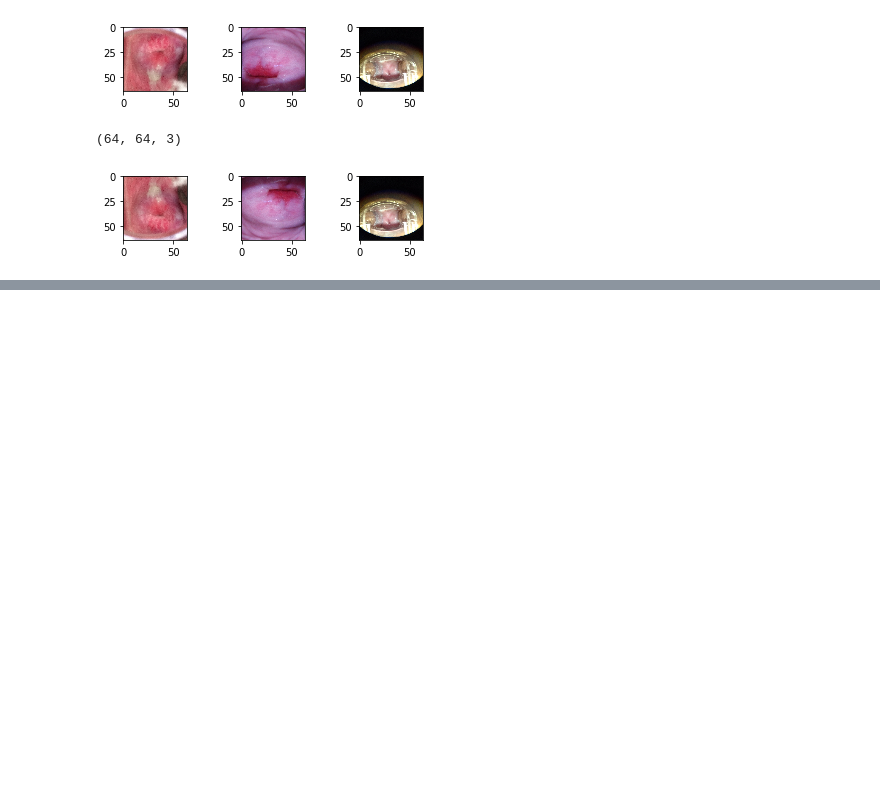
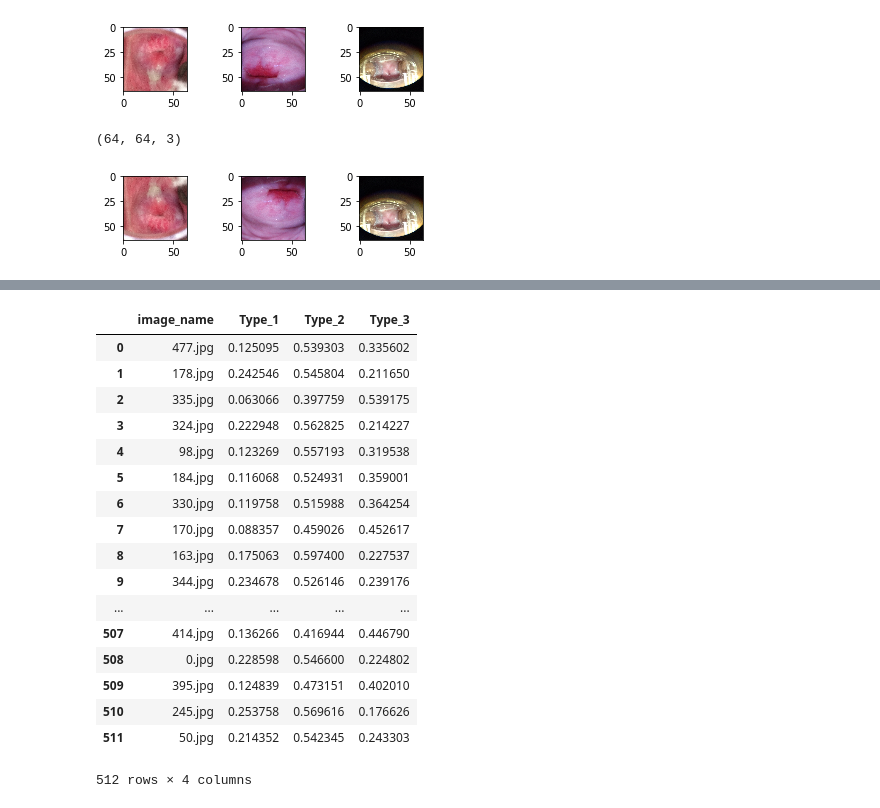
Before and after one commit to rorysroes/Kaggle_Cervical_Cancer_Screening, a Jupyter notebook: Rory/Dev-ipynb/resize_data/LB.ipynb, the cells around one changed output, grey strips where cells are left out. Saved outputs shown, nothing was run; the diff lists cells and outputs as text; code cells hidden in the pictures; blank space fills up the shorter version.

```diff
--- a/Rory/Dev-ipynb/resize_data/LB.ipynb
+++ b/Rory/Dev-ipynb/resize_data/LB.ipynb
@@ -254,7 +291,7 @@ model.add(Dropout(0.5))
 
 model.add(Flatten())
 model.add(Dense(64))
-model.add(Activation('relu'))
+model.add(Activation('tanh'))
 model.add(Dropout(0.1))
 model.add(Dense(num_classes))
 model.add(Activation('softmax'))
@@ -279,7 +316,7 @@ Non-trainable params: 0
 _________________________________________________________________
 # %%
 #opt = keras.optimizers.rmsprop(lr=0.0001, decay=1e-6)
-model.compile(optimizer = 'adamax', loss = 'categorical_crossentropy', metrics = ['accuracy'])
+model.compile(optimizer = 'adam', loss = 'categorical_crossentropy', metrics = ['accuracy'])
 # %%
 x_train = x_train.astype('float32')
 x_val_train = x_val_train.astype('float32')
@@ -394,7 +433,7 @@ datagen.fit(x_train)
 # %%
 model.fit_generator(datagen.flow(x_train, y_train,\
                                  batch_size = 32, shuffle = True),\
-                    epochs = 200,\
+                    epochs = 50,\
                     samples_per_epoch = x_train.shape[0],\
                     verbose = 2,\
                     validation_data = (x_val_train, y_val_train))
@@ -425,3 +464,24 @@ df = pd.DataFrame(pred, columns=['Type_1','Type_2','Type_3'])
 df['image_name'] = test_id
 # %%
 df = df[['image_name','Type_1','Type_2','Type_3']]
+# %%
+df
+# %% [output]
+|  | image_name | Type_1 | Type_2 | Type_3 |
+| 0 | 477.jpg | 0.125095 | 0.539303 | 0.335602 |
+| 1 | 178.jpg | 0.242546 | 0.545804 | 0.211650 |
+| 2 | 335.jpg | 0.063066 | 0.397759 | 0.539175 |
+| 3 | 324.jpg | 0.222948 | 0.562825 | 0.214227 |
+| 4 | 98.jpg | 0.123269 | 0.557193 | 0.319538 |
+| 5 | 184.jpg | 0.116068 | 0.524931 | 0.359001 |
+| 6 | 330.jpg | 0.119758 | 0.515988 | 0.364254 |
+| 7 | 170.jpg | 0.088357 | 0.459026 | 0.452617 |
+| 8 | 163.jpg | 0.175063 | 0.597400 | 0.227537 |
+| 9 | 344.jpg | 0.234678 | 0.526146 | 0.239176 |
+| ... | ... | ... | ... | ... |
+| 507 | 414.jpg | 0.136266 | 0.416944 | 0.446790 |
+| 508 | 0.jpg | 0.228598 | 0.546600 | 0.224802 |
+| 509 | 395.jpg | 0.124839 | 0.473151 | 0.402010 |
+| 510 | 245.jpg | 0.253758 | 0.569616 | 0.176626 |
+| 511 | 50.jpg | 0.214352 | 0.542345 | 0.243303 |
+512 rows × 4 columns
```
Also changed, not shown: parts of 8 cells of this notebook, 8 other files.
